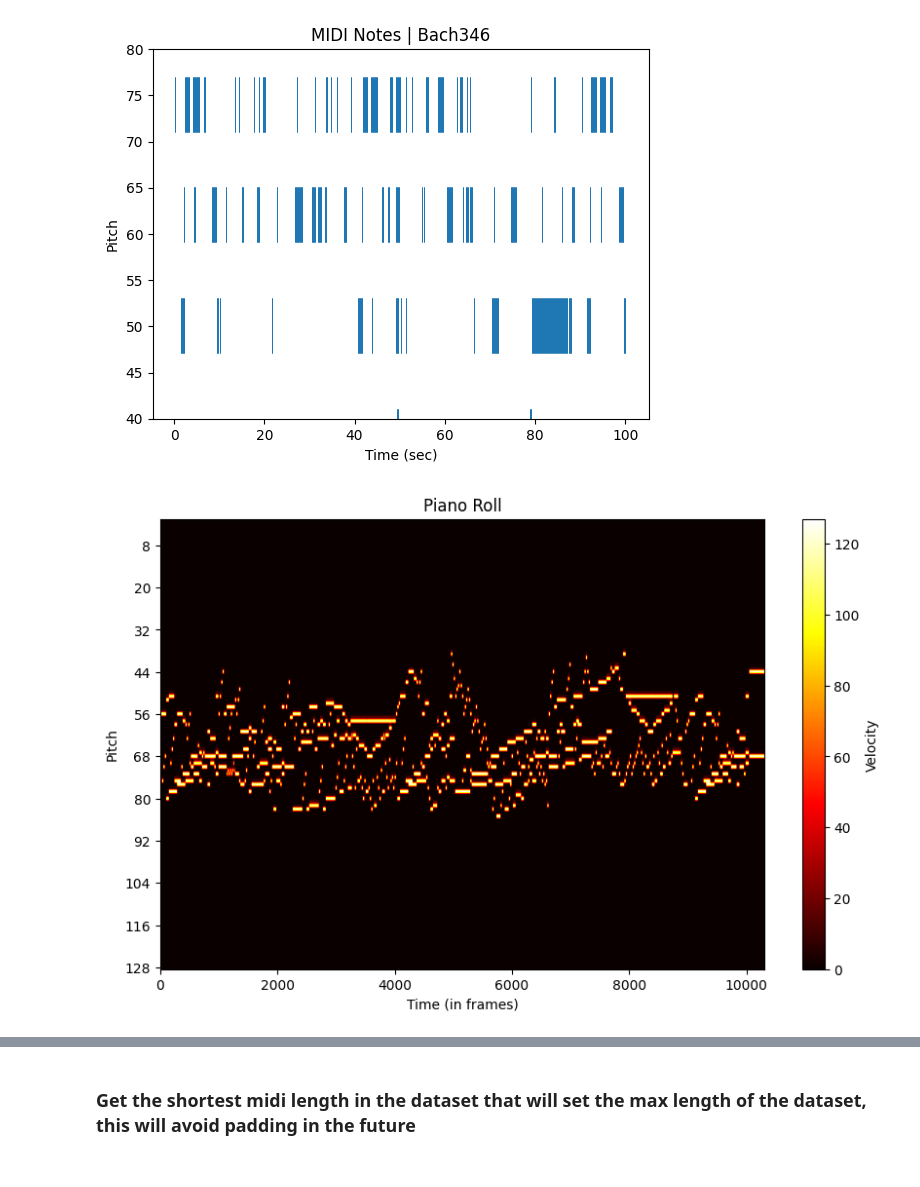
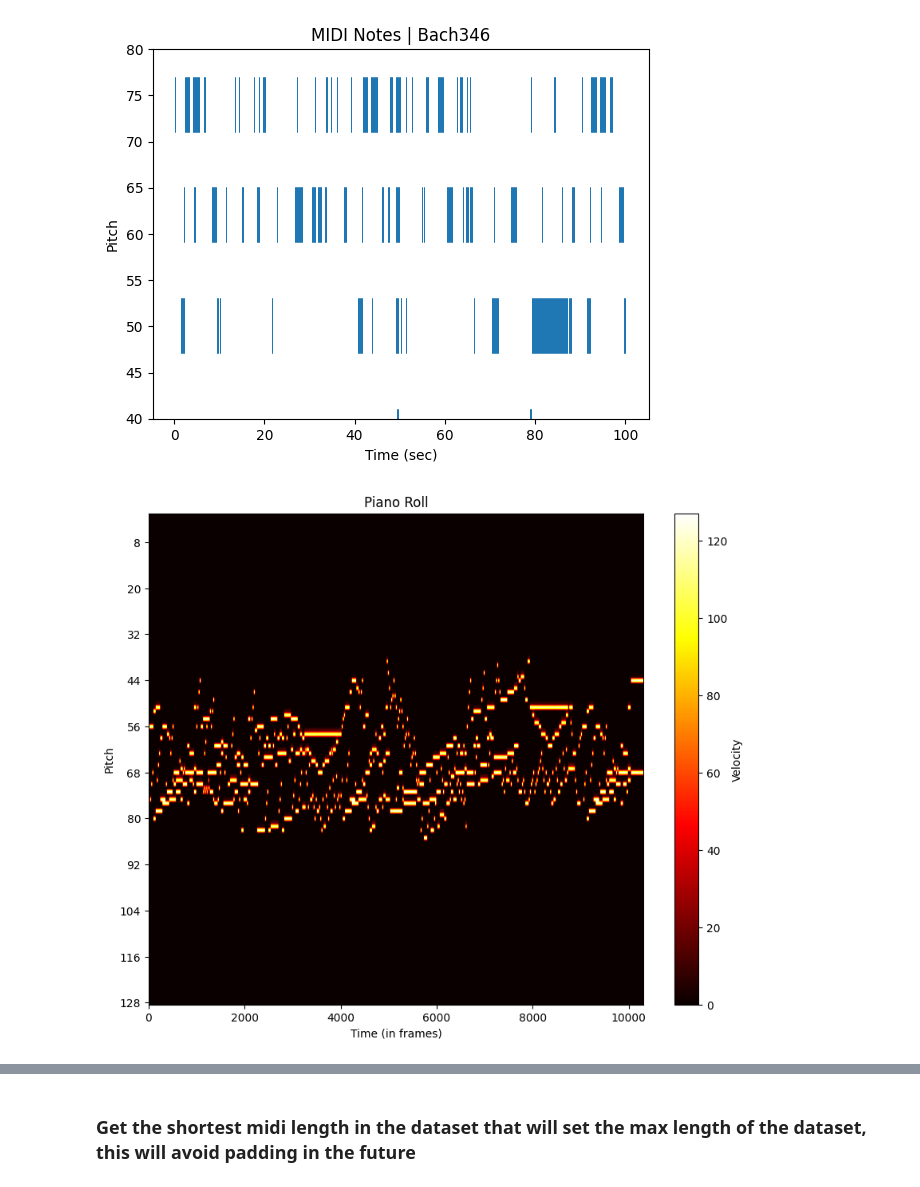
Before and after one commit to mugithi/msaai-nn, a Jupyter notebook: MachineLearningforComposerClassificationUsingMusicalScores.ipynb, the cells around one changed output, grey strips where cells are left out. Cells and saved outputs as stored; diff of their text form; code cells hidden in the pictures.

```diff
--- a/MachineLearningforComposerClassificationUsingMusicalScores.ipynb
+++ b/MachineLearningforComposerClassificationUsingMusicalScores.ipynb
@@ -124,15 +159,15 @@ plt.show()
 # %%
 # Plot the piano roll
 
-plt.figure(figsize=(10, 6))
+plt.figure(figsize=(10, 8))
 plt.imshow(np.flip(piano_roll, 0), aspect='auto', origin='lower', cmap='hot')
 plt.title('Piano Roll')
 plt.ylabel('Pitch')
 plt.xlabel('Time (in frames)')
 plt.colorbar(label='Velocity')
 plt.yticks(range(0, piano_roll.shape[0], 12), range(piano_roll.shape[0], 0, -12))
 plt.show()
 # %% [output]
-[figure, old version]
+[figure, new version]
 # %%
 # Plot the chromagram
```
Also changed, not shown: parts of 15 cells of this notebook.
